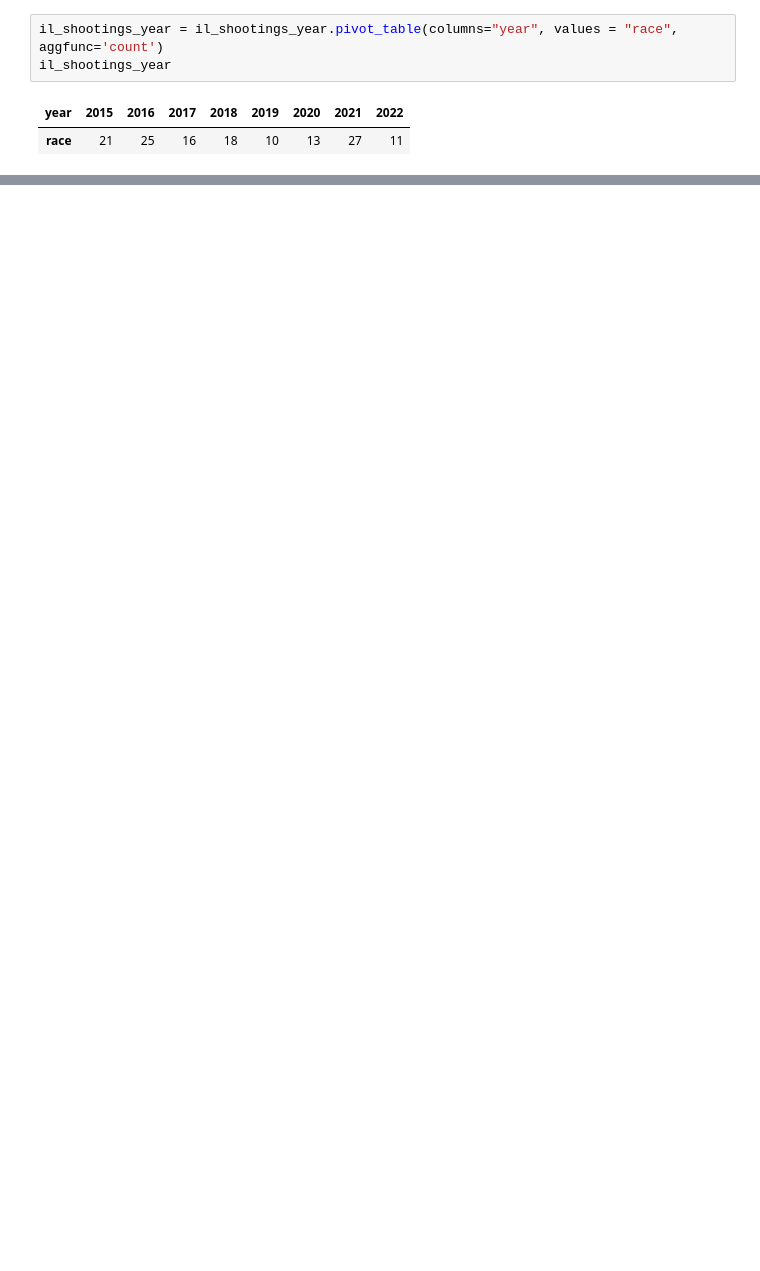
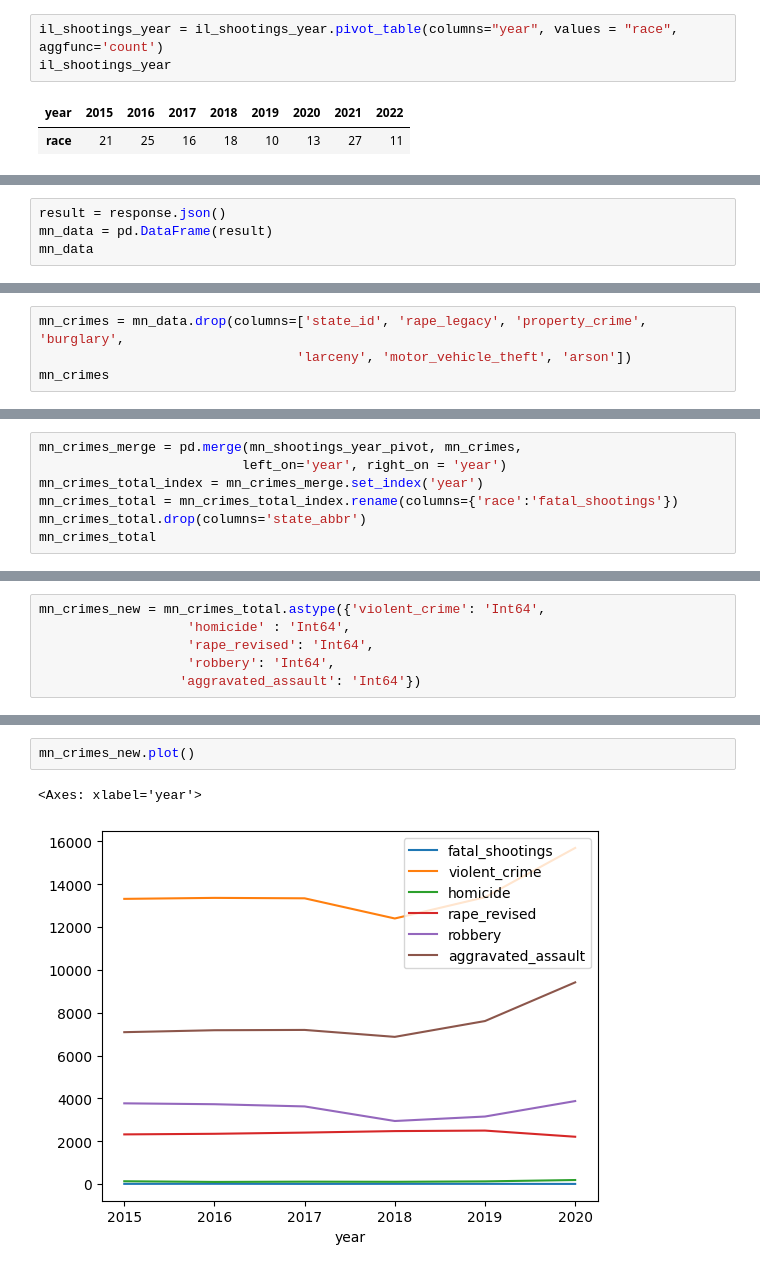
Before and after one commit to esantema/data-police-shootings, a Jupyter notebook: v2/Fatal_Shootings_Final.ipynb, the cells around one changed output, grey strips where cells are left out. Saved outputs shown, nothing was run; the diff lists cells and outputs as text; blank space fills up the shorter version.

```diff
--- a/v2/Fatal_Shootings_Final.ipynb
+++ b/v2/Fatal_Shootings_Final.ipynb
@@ -339,0 +371,4 @@ il_shootings_year.plot()
+# %%
+result = response.json()
+mn_data = pd.DataFrame(result)
+mn_data
@@ -339,0 +393,4 @@ il_shootings_year.plot()
+# %%
+mn_crimes = mn_data.drop(columns=['state_id', 'rape_legacy', 'property_crime', 'burglary',
+                                 'larceny', 'motor_vehicle_theft', 'arson'])
+mn_crimes
@@ -339,0 +415,7 @@ il_shootings_year.plot()
+# %%
+mn_crimes_merge = pd.merge(mn_shootings_year_pivot, mn_crimes,
+                          left_on='year', right_on = 'year')
+mn_crimes_total_index = mn_crimes_merge.set_index('year')
+mn_crimes_total = mn_crimes_total_index.rename(columns={'race':'fatal_shootings'})
+mn_crimes_total.drop(columns='state_abbr')
+mn_crimes_total
@@ -339,0 +431,6 @@ il_shootings_year.plot()
+# %%
+mn_crimes_new = mn_crimes_total.astype({'violent_crime': 'Int64',
+                   'homicide' : 'Int64',
+                   'rape_revised': 'Int64',
+                   'robbery': 'Int64',
+                  'aggravated_assault': 'Int64'})
@@ -339,0 +458,5 @@ il_shootings_year.plot()
+# %%
+mn_crimes_new.plot()
+# %% [output]
+<Axes: xlabel='year'>
+[figure, added]
```
Also changed, not shown: parts of 12 cells of this notebook.
